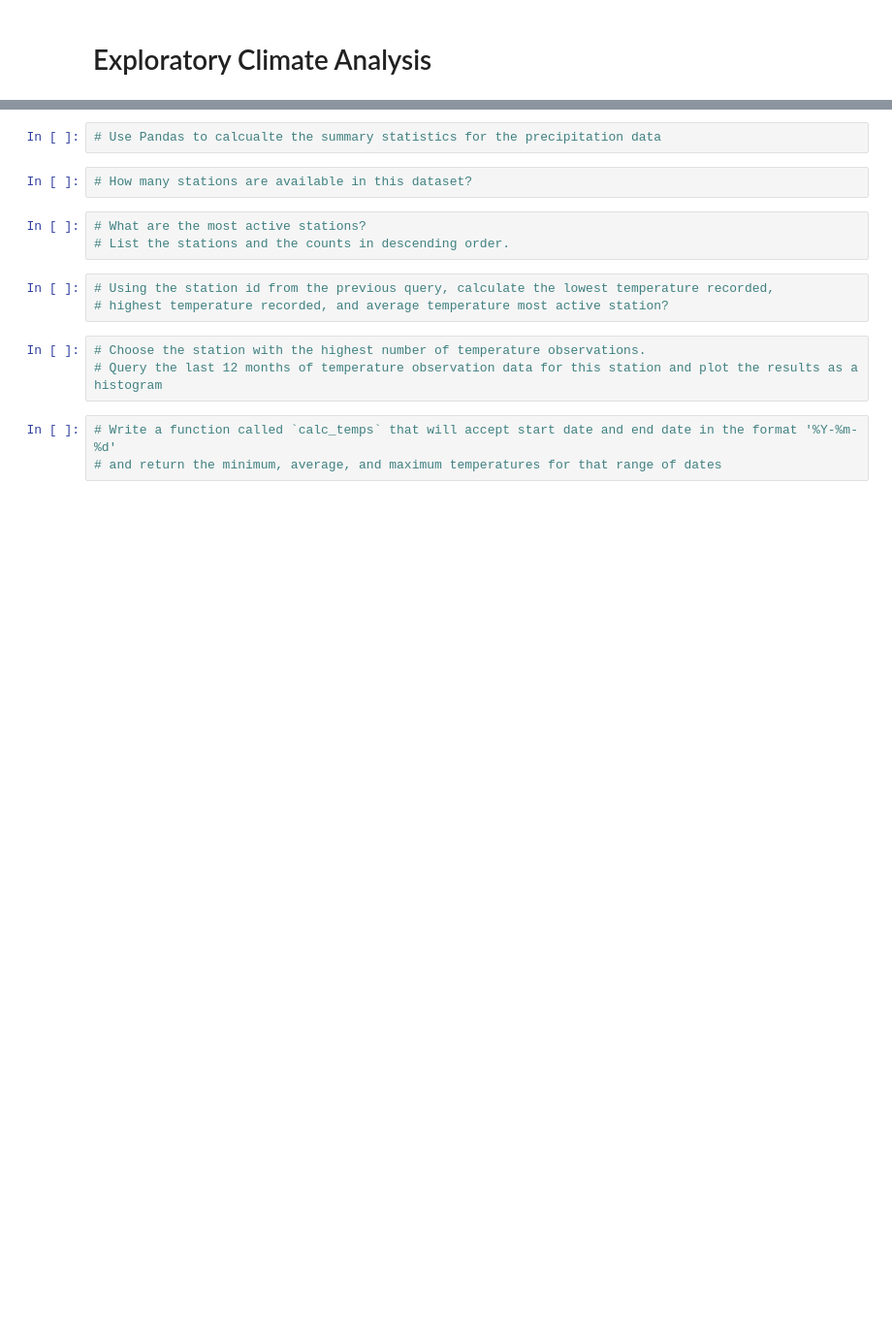
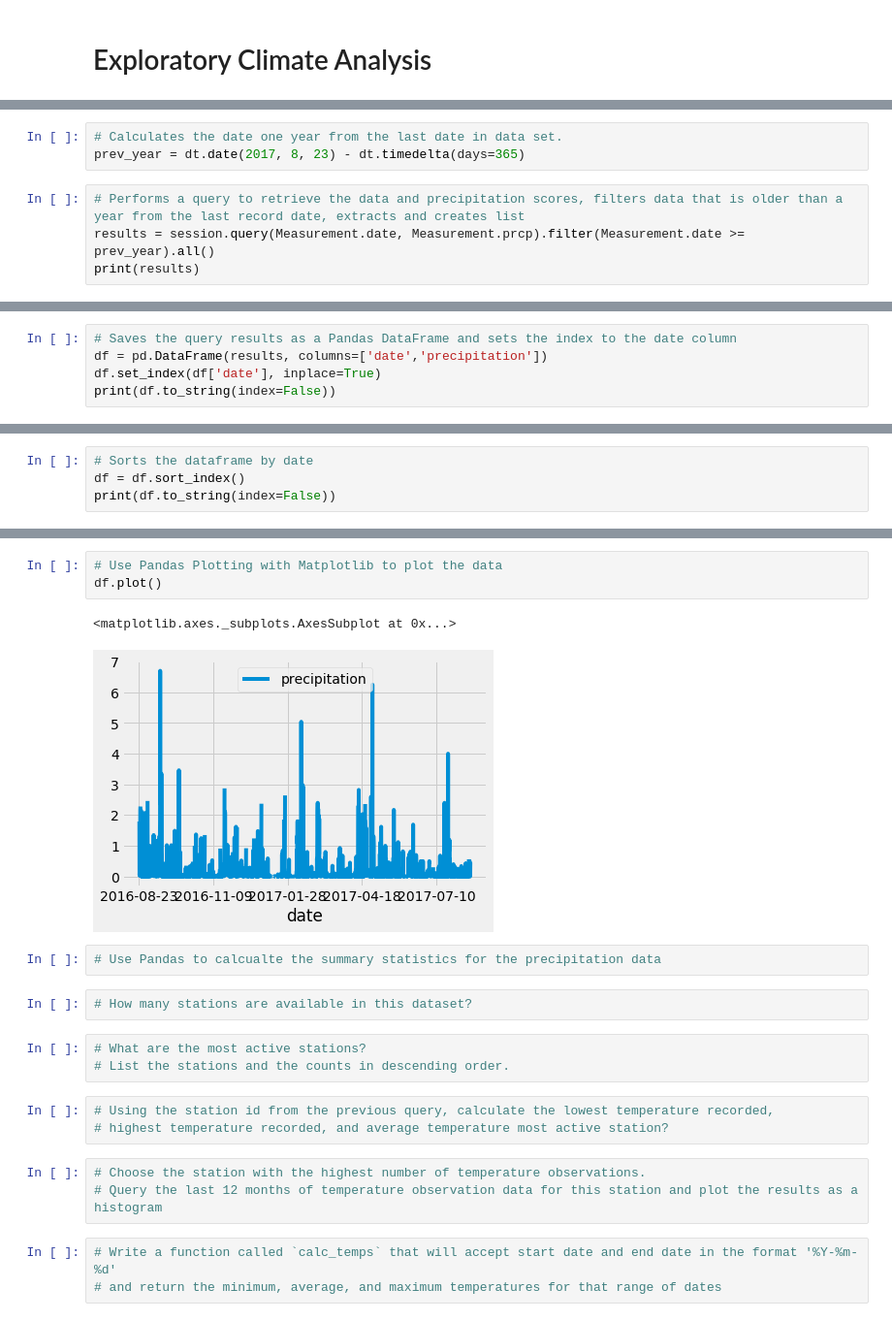
Before and after one commit to reyesil/Surfs-Up, a Jupyter notebook: climate_analysis.ipynb, the cells around one changed output, grey strips where cells are left out. Shown at 97% size. Drawn from its saved outputs; the diff is of its cells as text; blank space fills up the shorter version.

```diff
--- a/climate_analysis.ipynb
+++ b/climate_analysis.ipynb
@@ -57,0 +47,7 @@ session = Session(engine)
+# %%
+# Calculates the date one year from the last date in data set.
+prev_year = dt.date(2017, 8, 23) - dt.timedelta(days=365)
+# %%
+# Performs a query to retrieve the data and precipitation scores, filters data that is older than a year from the last record date, extracts and creates list
+results = session.query(Measurement.date, Measurement.prcp).filter(Measurement.date >= prev_year).all()
+print(results)
@@ -57,0 +56,5 @@ session = Session(engine)
+# %%
+# Saves the query results as a Pandas DataFrame and sets the index to the date column
+df = pd.DataFrame(results, columns=['date','precipitation'])
+df.set_index(df['date'], inplace=True)
+print(df.to_string(index=False))
@@ -57,0 +79,4 @@ session = Session(engine)
+# %%
+# Sorts the dataframe by date
+df = df.sort_index()
+print(df.to_string(index=False))
@@ -58,3 +101,9 @@ session = Session(engine)
+# %%
+# Use Pandas Plotting with Matplotlib to plot the data
+df.plot()
+# %% [output]
+<matplotlib.axes._subplots.AxesSubplot at 0x...>
+[figure, added]
 # %%
 # Use Pandas to calcualte the summary statistics for the precipitation data
 # %%
```
Also changed, not shown: parts of 7 cells of this notebook.
